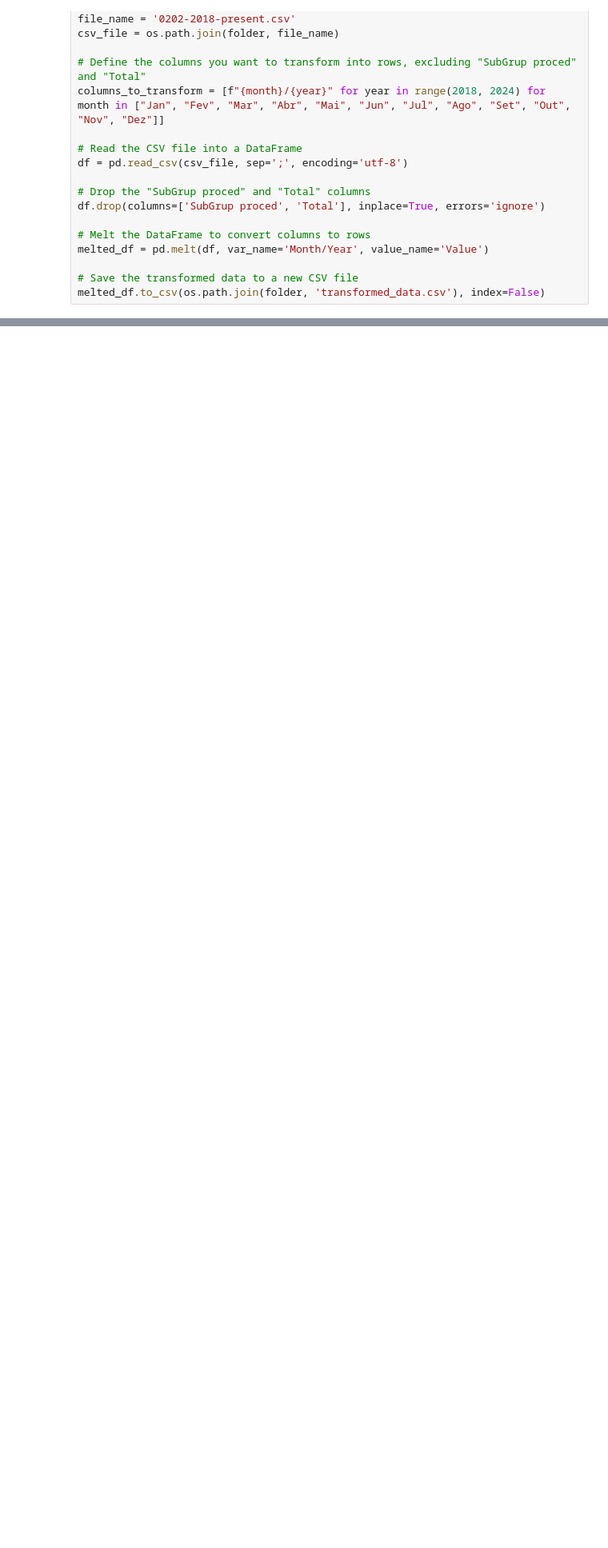
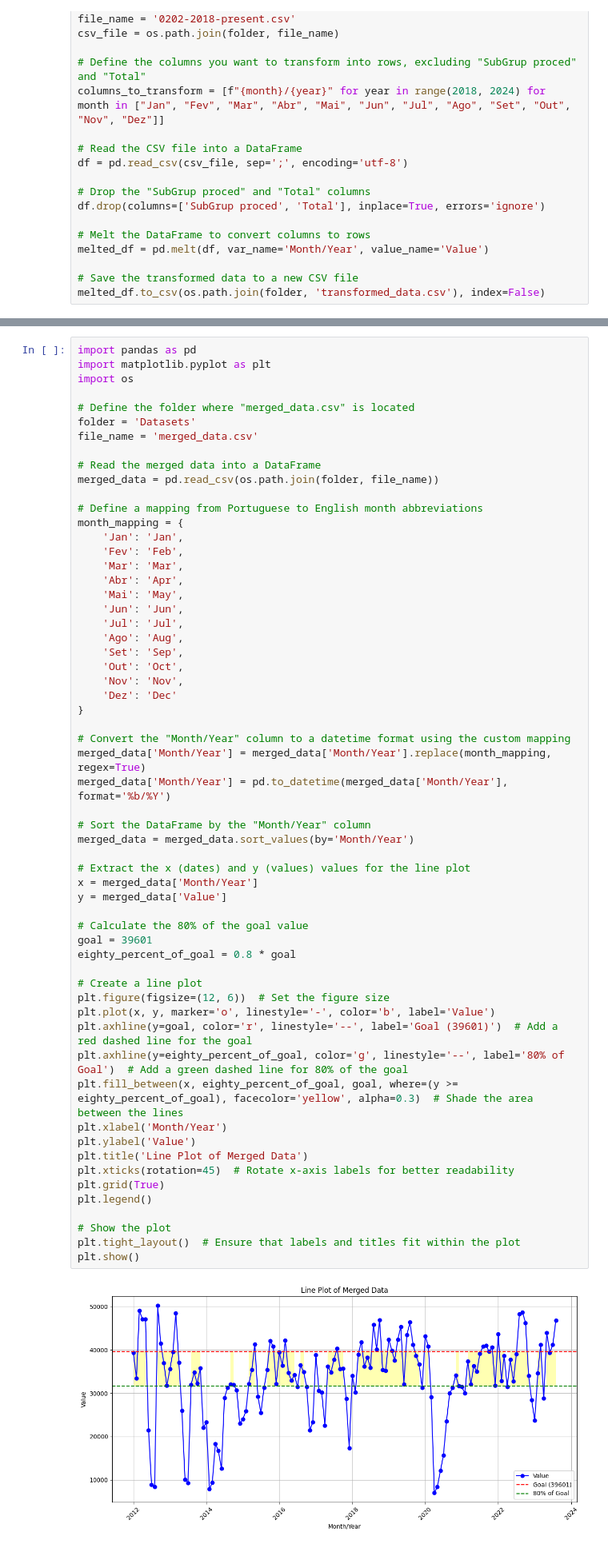
Before and after one commit to brunorvn/nlp-medication-prescriber, a Jupyter notebook: data_science_study/diagnosticos.ipynb, the cells around one changed output, grey strips where cells are left out. Shown at 80% size. Cells and saved outputs as stored; diff of their text form; blank space fills up the shorter version.

```diff
--- a/data_science_study/diagnosticos.ipynb
+++ b/data_science_study/diagnosticos.ipynb
@@ -108,0 +113,61 @@ plt.show()
+# %%
+import pandas as pd
+import matplotlib.pyplot as plt
+import os
+
+# Define the folder where "merged_data.csv" is located
+folder = 'Datasets'
+file_name = 'merged_data.csv'
+
+# Read the merged data into a DataFrame
+merged_data = pd.read_csv(os.path.join(folder, file_name))
+
+# Define a mapping from Portuguese to English month abbreviations
+month_mapping = {
+    'Jan': 'Jan',
+    'Fev': 'Feb',
+    'Mar': 'Mar',
+    'Abr': 'Apr',
+    'Mai': 'May',
+    'Jun': 'Jun',
+    'Jul': 'Jul',
+    'Ago': 'Aug',
+    'Set': 'Sep',
+    'Out': 'Oct',
+    'Nov': 'Nov',
+    'Dez': 'Dec'
+}
+
+# Convert the "Month/Year" column to a datetime format using the custom mapping
+merged_data['Month/Year'] = merged_data['Month/Year'].replace(month_mapping, regex=True)
+merged_data['Month/Year'] = pd.to_datetime(merged_data['Month/Year'], format='%b/%Y')
+
+# Sort the DataFrame by the "Month/Year" column
+merged_data = merged_data.sort_values(by='Month/Year')
+
+# Extract the x (dates) and y (values) values for the line plot
+x = merged_data['Month/Year']
+y = merged_data['Value']
+
+# Calculate the 80% of the goal value
+goal = 39601
+eighty_percent_of_goal = 0.8 * goal
+
+# Create a line plot
+plt.figure(figsize=(12, 6))  # Set the figure size
+plt.plot(x, y, marker='o', linestyle='-', color='b', label='Value')
+plt.axhline(y=goal, color='r', linestyle='--', label='Goal (39601)')  # Add a red dashed line for the goal
+plt.axhline(y=eighty_percent_of_goal, color='g', linestyle='--', label='80% of Goal')  # Add a green dashed line for 80% of the goal
+plt.fill_between(x, eighty_percent_of_goal, goal, where=(y >= eighty_percent_of_goal), facecolor='yellow', alpha=0.3)  # Shade the area between the lines
+plt.xlabel('Month/Year')
+plt.ylabel('Value')
+plt.title('Line Plot of Merged Data')
+plt.xticks(rotation=45)  # Rotate x-axis labels for better readability
+plt.grid(True)
+plt.legend()
+
+# Show the plot
+plt.tight_layout()  # Ensure that labels and titles fit within the plot
+plt.show()
+# %% [output]
+[figure, added]
```
Also changed, not shown: parts of 5 cells of this notebook.
